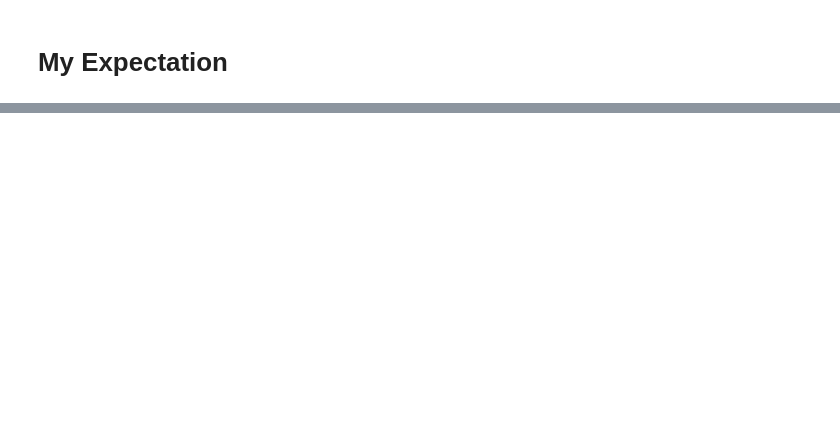
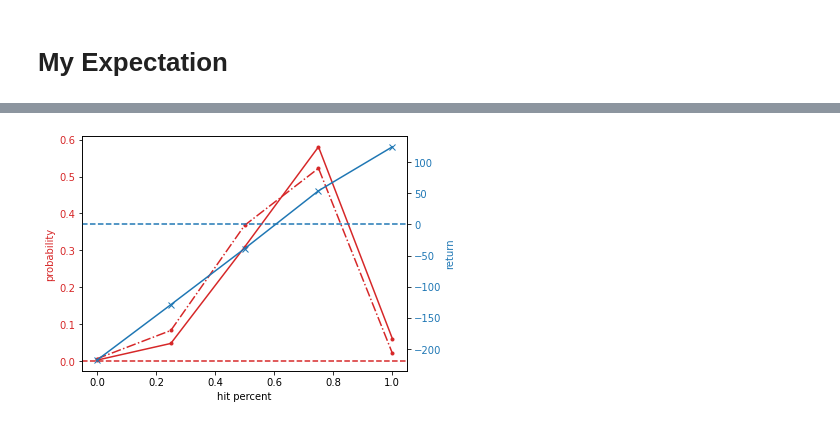
Before and after one commit to zackdrescher/prediction_market_tools, a Jupyter notebook: notebooks/holding_value.ipynb, the cells around one changed output, grey strips where cells are left out. Cells and saved outputs as stored; diff of their text form; code cells hidden in the pictures; blank space fills up the shorter version.

```diff
--- a/notebooks/holding_value.ipynb
+++ b/notebooks/holding_value.ipynb
@@ -132,0 +176,26 @@ situations
+# %%
+import numpy as np
+import matplotlib.pyplot as plt
+
+fig, ax1 = plt.subplots()
+
+color = 'tab:red'
+ax1.set_xlabel('hit percent')
+ax1.set_ylabel('probability', color=color)
+ax1.plot(my_situations.hit_percent, my_situations.hits_p, color=color, marker='.')
+ax1.plot(mkt_situations.hit_percent, mkt_situations.hits_p, color=color, marker='.', linestyle='-.')
+ax1.axhline(y=0, linestyle='--', color=color)
+ax1.tick_params(axis='y', labelcolor=color)
+
+ax2 = ax1.twinx()  # instantiate a second axes that shares the same x-axis
+
+color = 'tab:blue'
+ax2.set_ylabel('return', color=color)  # we already handled the x-label with ax1
+ax2.plot(my_situations.hit_percent, my_situations.hits_exp, color=color, marker='x')
+ax2.axhline(y=0, linestyle='--', color=color)
+ax2.tick_params(axis='y', labelcolor=color)
+
+fig.tight_layout()  # otherwise the right y-label is slightly clipped
+plt.show()
+# %% [output]
+[figure, added]
```
Also changed, not shown: parts of 13 cells of this notebook, 1 other file.
